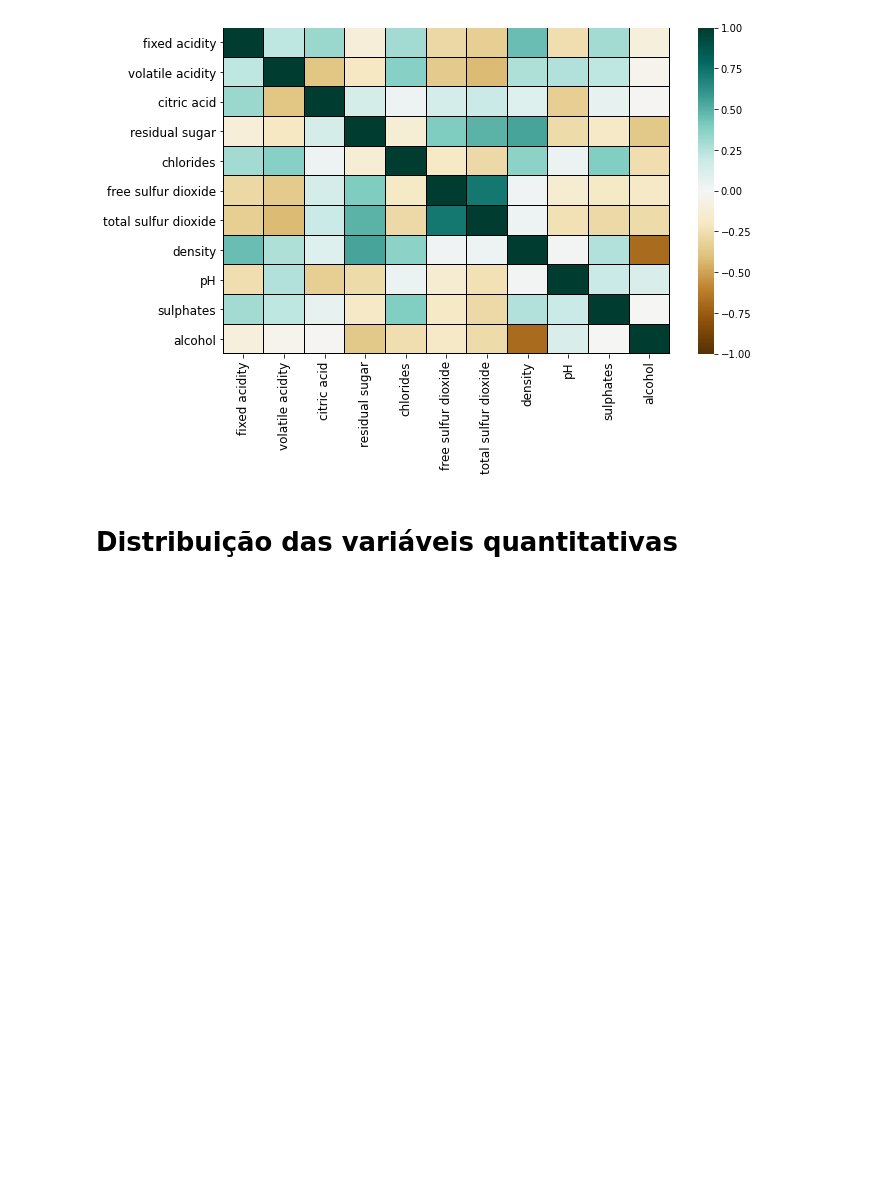
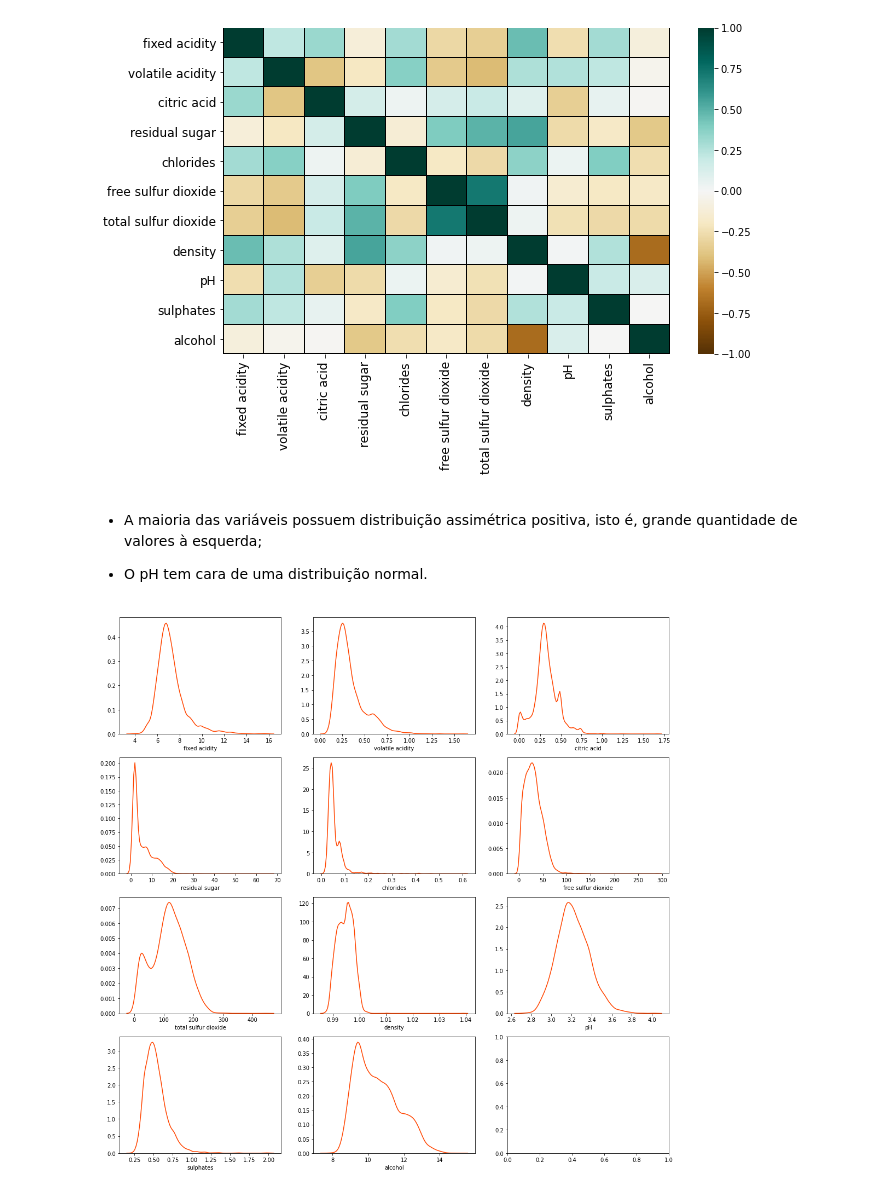
Before and after one commit to barbosarafael/Anotacoes, a Jupyter notebook: ML_Modelos/Arvore_de_decisao/arvore_de_decisao.ipynb, the cells around one changed output. Saved outputs shown, nothing was run; the diff lists cells and outputs as text; code cells hidden in the pictures; blank space fills up the shorter version.

```diff
--- a/ML_Modelos/Arvore_de_decisao/arvore_de_decisao.ipynb
+++ b/ML_Modelos/Arvore_de_decisao/arvore_de_decisao.ipynb
@@ -619,5 +619,17 @@ plt.tick_params(axis = "y", labelsize = 12, labelcolor = "black")
 plt.show()
 # %% [output]
 [figure]
-# %% [markdown]
-# Distribuição das variáveis quantitativas
+# %% [markdown]
+- A maioria das variáveis possuem distribuição assimétrica positiva, isto é, grande quantidade de valores à esquerda;
+
+- O pH tem cara de uma distribuição normal.
+# %%
+banco_quant = banco.drop(["classification", "quality"], axis = 1)
+
+
+f, axes = plt.subplots(4, 3, figsize = (18, 18), sharex = False)
+
+for ax, feature in zip(axes.flat, banco_quant.columns):
+    sns.distplot(banco_quant[feature] , color = "orangered", hist = False, ax = ax)
+# %% [output]
+[figure, added]
```
Also changed, not shown: parts of 39 cells of this notebook.
